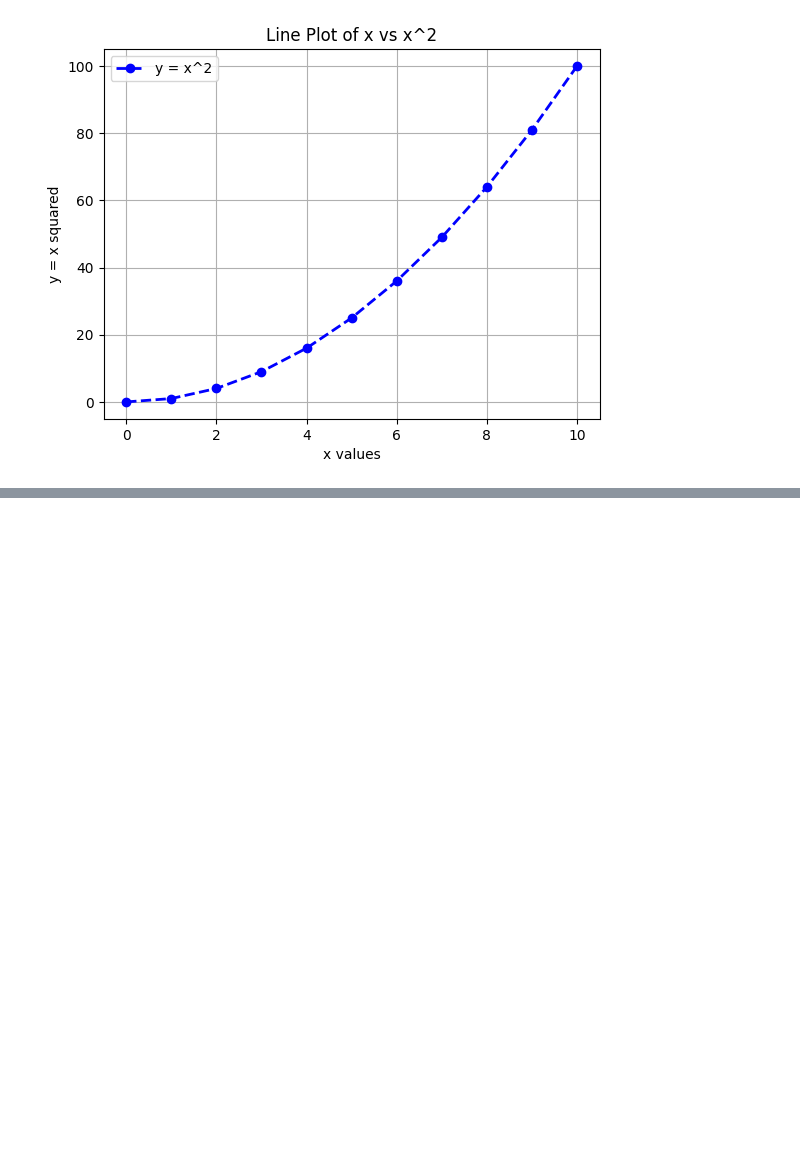
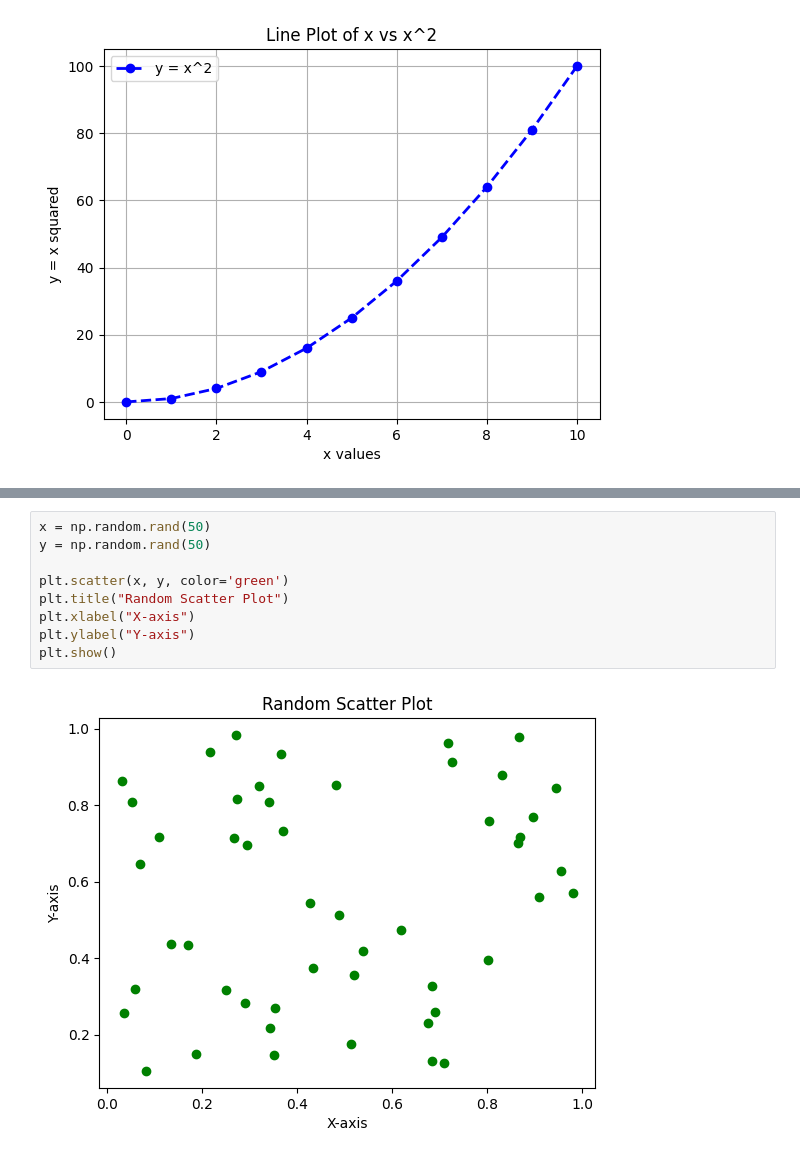
Before and after one commit to Gayathrichandrashekar/python-jupyter-template, a Jupyter notebook: src/1-line-plot.ipynb, the cells around one changed output, grey strips where cells are left out. Drawn from its saved outputs; the diff is of its cells as text; blank space fills up the shorter version.

```diff
--- a/src/1-line-plot.ipynb
+++ b/src/1-line-plot.ipynb
@@ -25,0 +66,11 @@ plt.show()
+# %%
+x = np.random.rand(50)
+y = np.random.rand(50)
+
+plt.scatter(x, y, color='green')
+plt.title("Random Scatter Plot")
+plt.xlabel("X-axis")
+plt.ylabel("Y-axis")
+plt.show()
+# %% [output]
+[figure, added]
```
Also changed, not shown: parts of 3 cells of this notebook.
